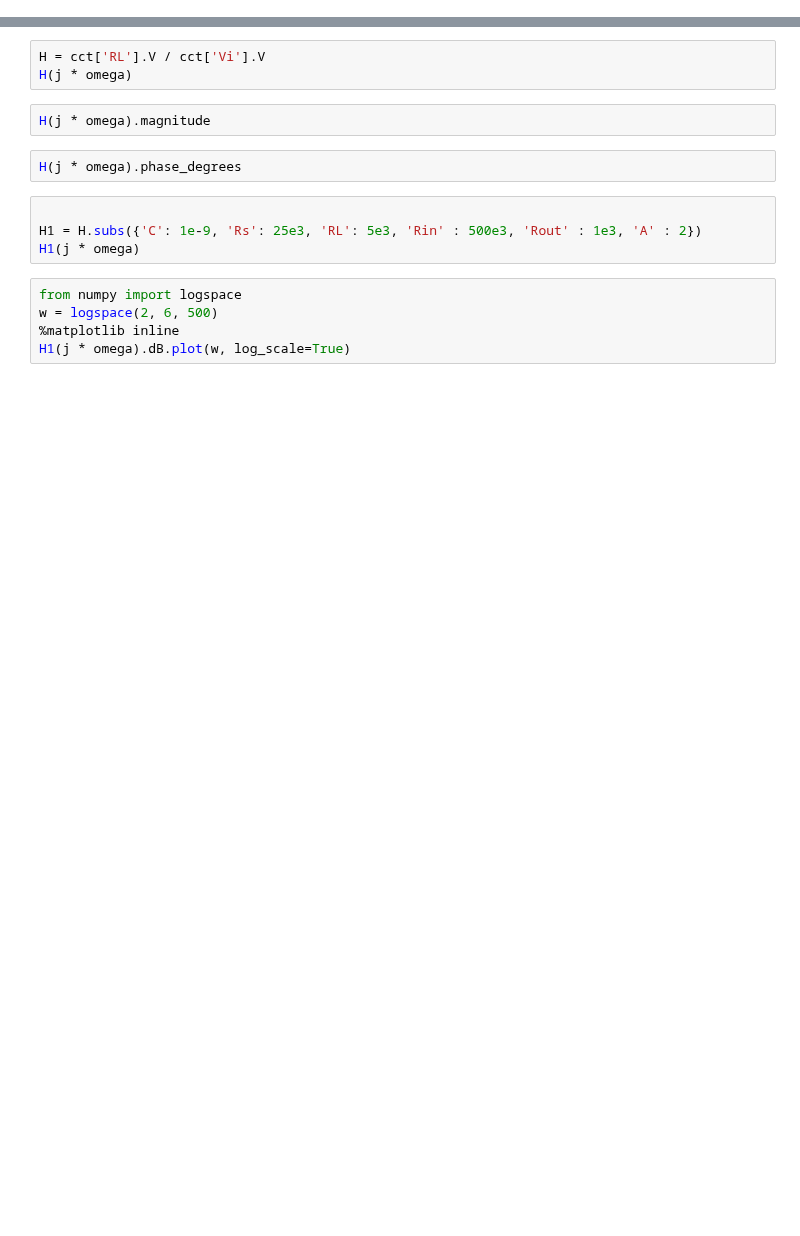
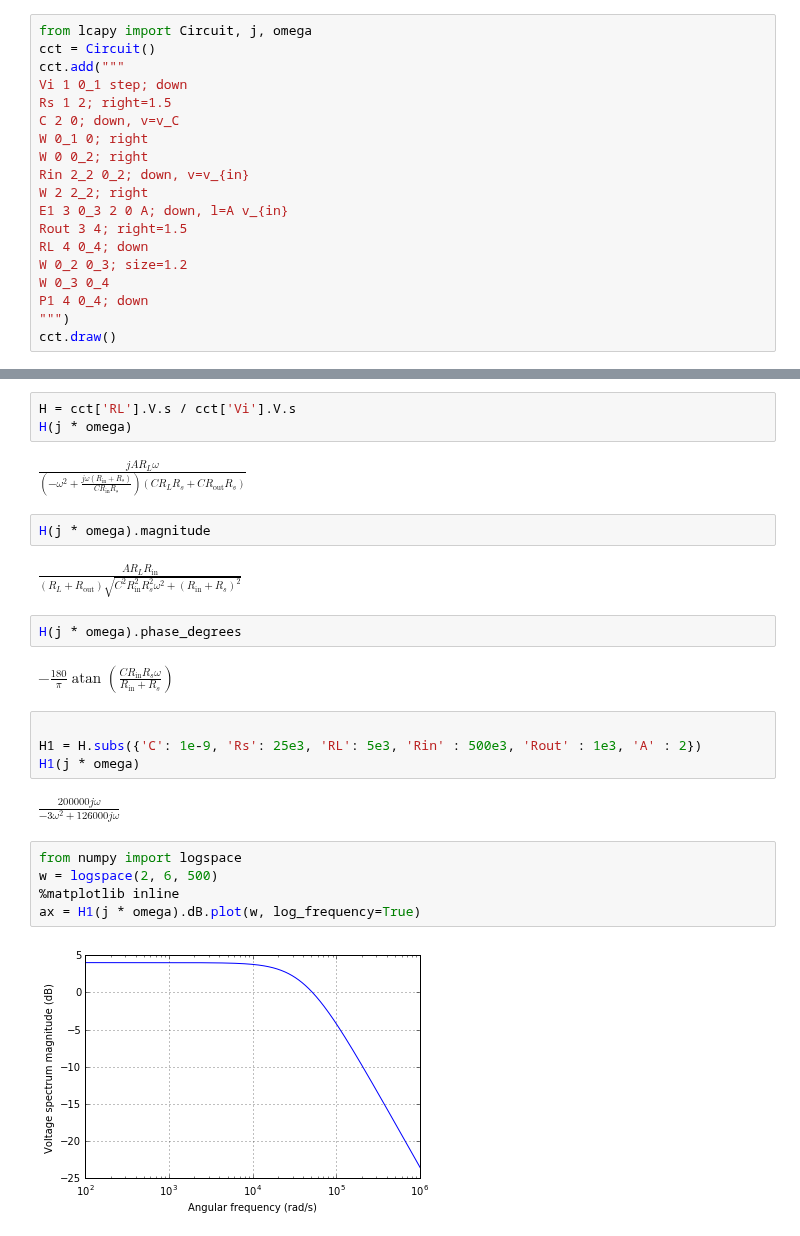
Before and after one commit to mph-/lcapy, a Jupyter notebook: doc/examples/notebooks/lpf1-buffer-loaded.ipynb, the cells around one changed output, grey strips where cells are left out. Saved outputs shown, nothing was run; the diff lists cells and outputs as text; blank space fills up the shorter version.

```diff
--- a/doc/examples/notebooks/lpf1-buffer-loaded.ipynb
+++ b/doc/examples/notebooks/lpf1-buffer-loaded.ipynb
@@ -9,0 +1,19 @@ RuntimeWarning: No schematic drawing hints provided!
+# %%
+from lcapy import Circuit, j, omega
+cct = Circuit()
+cct.add("""
+Vi 1 0_1 step; down
+Rs 1 2; right=1.5
+C 2 0; down, v=v_C
+W 0_1 0; right
+W 0 0_2; right
+Rin 2_2 0_2; down, v=v_{in}
+W 2 2_2; right
+E1 3 0_3 2 0 A; down, l=A v_{in}
+Rout 3 4; right=1.5
+RL 4 0_4; down
+W 0_2 0_3; size=1.2
+W 0_3 0_4
+P1 4 0_4; down
+""")
+cct.draw()
@@ -10,17 +22,27 @@ RuntimeWarning: No schematic drawing hints provided!
 # %%
-H = cct['RL'].V / cct['Vi'].V
+H = cct['RL'].V.s / cct['Vi'].V.s
 H(j * omega)
+# %% [output]
+$\frac{j A R_{L} \omega}{\left(- \omega^{2} + \frac{j \omega \left(R_{\mathrm{in}} + R_{s}\right)}{C R_{\mathrm{in}} R_{s}}\right) \left(C R_{L} R_{s} + C R_{\mathrm{out}} R_{s}\right)}$
 # %%
 H(j * omega).magnitude
+# %% [output]
+$\frac{A R_{L} R_{\mathrm{in}}}{\left(R_{L} + R_{\mathrm{out}}\right) \sqrt{C^{2} R_{\mathrm{in}}^{2} R_{s}^{2} \omega^{2} + \left(R_{\mathrm{in}} + R_{s}\right)^{2}}}$
 # %%
 H(j * omega).phase_degrees
+# %% [output]
+$- \frac{180}{\pi} \operatorname{atan}{\left (\frac{C R_{\mathrm{in}} R_{s} \omega}{R_{\mathrm{in}} + R_{s}} \right )}$
 # %%
 
 H1 = H.subs({'C': 1e-9, 'Rs': 25e3, 'RL': 5e3, 'Rin' : 500e3, 'Rout' : 1e3, 'A' : 2})
 H1(j * omega)
+# %% [output]
+$\frac{200000 j \omega}{- 3 \omega^{2} + 126000 j \omega}$
 # %%
 from numpy import logspace
 w = logspace(2, 6, 500)
 %matplotlib inline
-H1(j * omega).dB.plot(w, log_scale=True)
+ax = H1(j * omega).dB.plot(w, log_frequency=True)
+# %% [output]
+[figure, added]
 # %%
```
Also changed, not shown: parts of 3 cells of this notebook.
